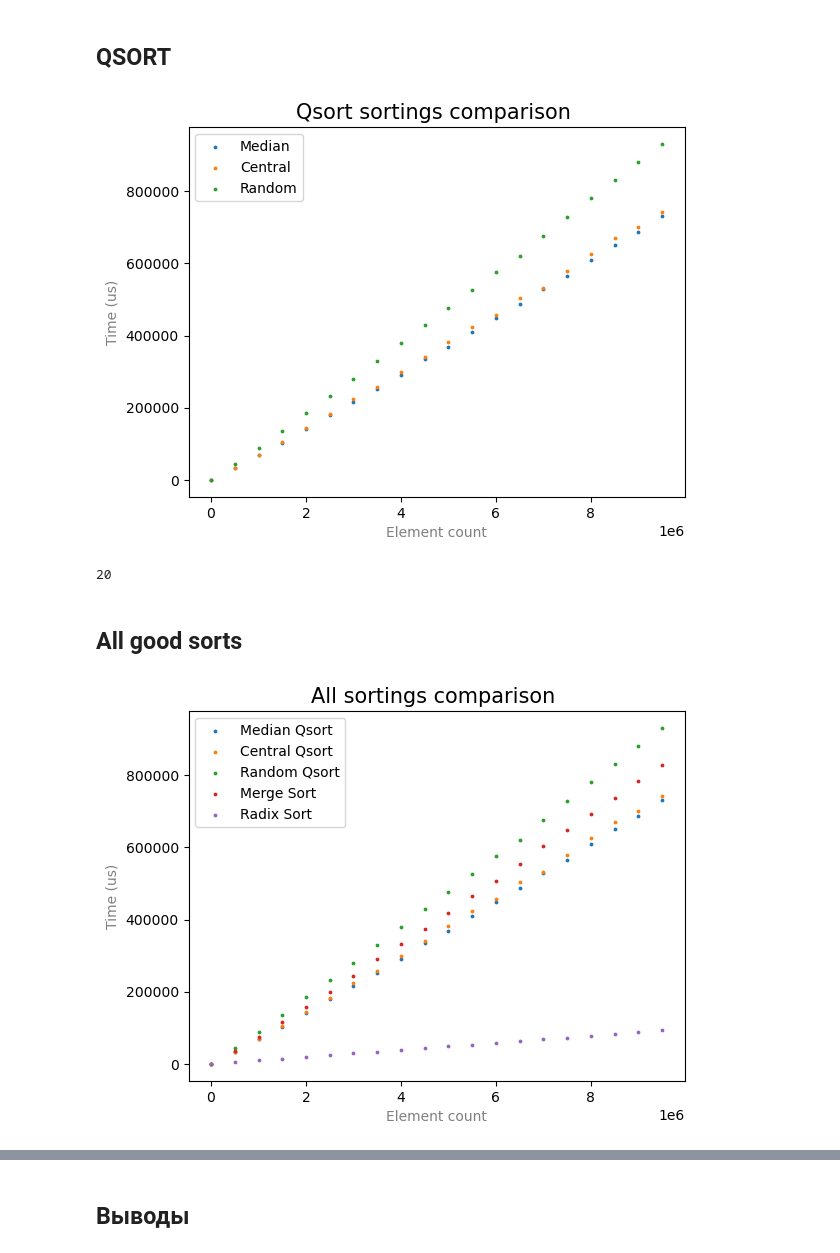
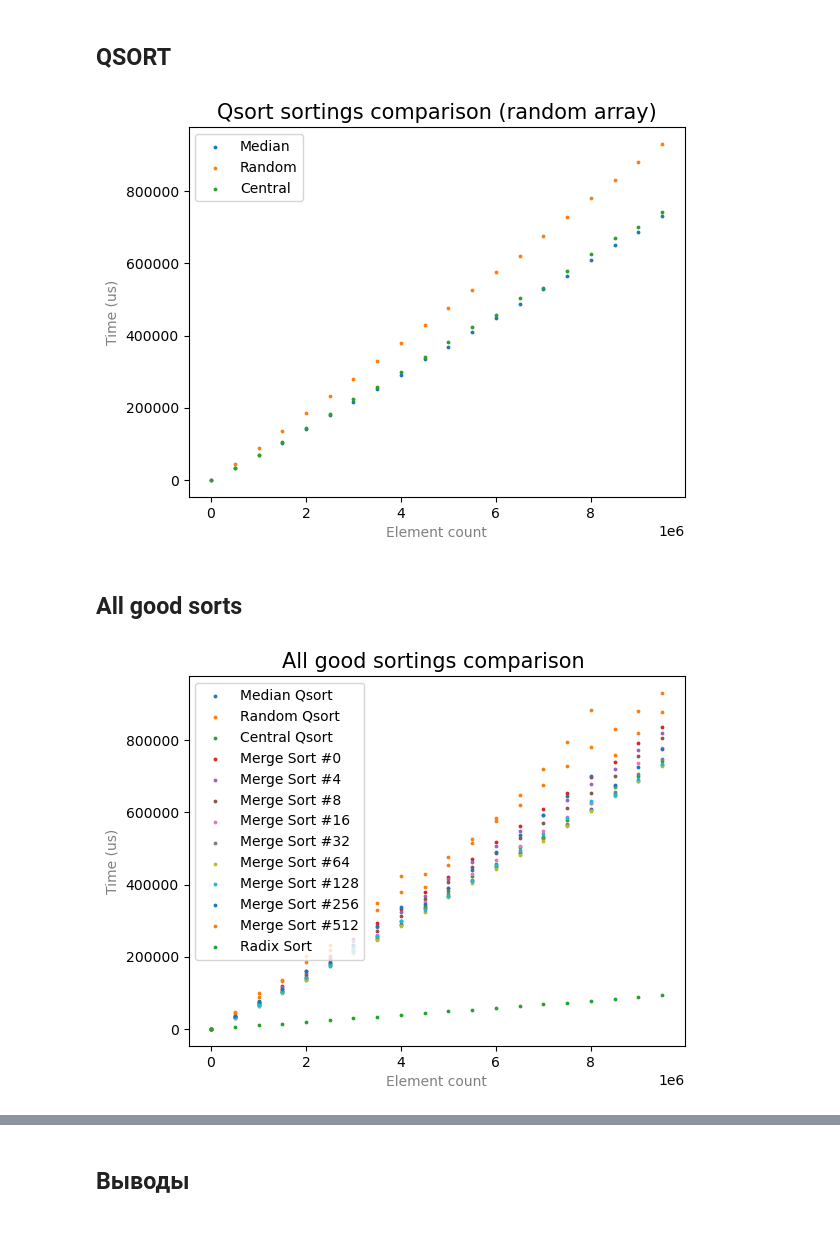
Before and after one commit to foxidokun/alco-algo, a Jupyter notebook: Lab03/graphs.ipynb, the cells around one changed output, grey strips where cells are left out. Saved outputs shown, nothing was run; the diff lists cells and outputs as text; code cells hidden in the pictures.

```diff
--- a/Lab03/graphs.ipynb
+++ b/Lab03/graphs.ipynb
@@ -100,35 +124,41 @@ plt.show()
 plt.xlabel('Element count', color = 'gray')
 plt.ylabel('Time (us)', color = 'gray')
 
-plt.title('Qsort sortings comparison ', fontsize = 15)
+plt.title('Qsort sortings comparison (random array)', fontsize = 15)
 
-plt.scatter(qsort_median_sort_x, qsort_median_sort_y, s = 3)
-plt.scatter(qsort_central_sort_x, qsort_central_sort_y, s = 3)
-plt.scatter(qsort_random_sort_x, qsort_random_sort_y, s = 3)
+plt.scatter(sorts["Quick Median Sort"][0], sorts["Quick Median Sort"][1], s = 3)
+plt.scatter(sorts["Quick Random Sort"][0], sorts["Quick Random Sort"][1], s = 3)
+plt.scatter(sorts["Quick Central Sort"][0], sorts["Quick Central Sort"][1], s = 3)
 
-plt.legend(['Median', 'Central', 'Random'])
+plt.legend(['Median', 'Random', 'Central'])
 plt.show()
 # %% [output]
-[figure, old version]
+[figure, new version]
-# %%
-len(qsort_median_sort_y)
-# %% [output]
-20
 # %% [markdown]
 ## All good sorts
 # %%
 plt.xlabel('Element count', color = 'gray')
 plt.ylabel('Time (us)', color = 'gray')
 
-plt.title('All sortings comparison ', fontsize = 15)
+plt.title('All good sortings comparison ', fontsize = 15)
 
-plt.scatter(qsort_median_sort_x, qsort_median_sort_y, s = 3)
-plt.scatter(qsort_central_sort_x, qsort_central_sort_y, s = 3)
-plt.scatter(qsort_random_sort_x, qsort_random_sort_y, s = 3)
-plt.scatter(merge_sort_x, merge_sort_y, s = 3)
-plt.scatter(radix_sort_x, radix_sort_y, s = 3)
+plt.scatter(sorts["Quick Median Sort"][0], sorts["Quick Median Sort"][1], s = 3)
+plt.scatter(sorts["Quick Random Sort"][0], sorts["Quick Random Sort"][1], s = 3)
+plt.scatter(sorts["Quick Central Sort"][0], sorts["Quick Central Sort"][1], s = 3)
 
-plt.legend(['Median Qsort', 'Central Qsort', 'Random Qsort', 'Merge Sort', 'Radix Sort'])
+plt.scatter(sorts["Merge Sort #0"][0], sorts["Merge Sort #0"][1], s = 3)
+plt.scatter(sorts["Merge Sort #4"][0], sorts["Merge Sort #4"][1], s = 3)
+plt.scatter(sorts["Merge Sort #8"][0], sorts["Merge Sort #8"][1], s = 3)
+plt.scatter(sorts["Merge Sort #16"][0], sorts["Merge Sort #16"][1], s = 3)
+plt.scatter(sorts["Merge Sort #32"][0], sorts["Merge Sort #32"][1], s = 3)
+plt.scatter(sorts["Merge Sort #64"][0], sorts["Merge Sort #64"][1], s = 3)
+plt.scatter(sorts["Merge Sort #128"][0], sorts["Merge Sort #128"][1], s = 3)
+plt.scatter(sorts["Merge Sort #256"][0], sorts["Merge Sort #256"][1], s = 3)
+plt.scatter(sorts["Merge Sort #512"][0], sorts["Merge Sort #512"][1], s = 3)
+
+plt.scatter(sorts["Radix Sort"][0], sorts["Radix Sort"][1], s = 3)
+
+plt.legend(['Median Qsort', 'Random Qsort', 'Central Qsort', 'Merge Sort #0', 'Merge Sort #4', 'Merge Sort #8', 'Merge Sort #16', 'Merge Sort #32', 'Merge Sort #64', 'Merge Sort #128', 'Merge Sort #256', 'Merge Sort #512', 'Radix Sort'])
 plt.show()
 # %% [output]
-[figure, old version]
+[figure, new version]
```
Also changed, not shown: parts of 12 cells of this notebook, 4 other files.
